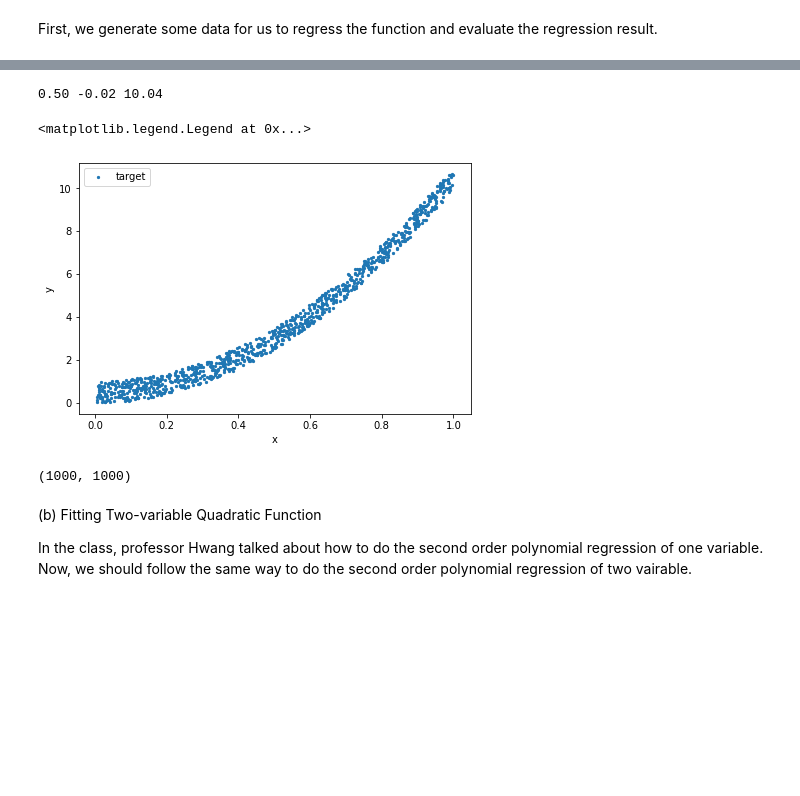
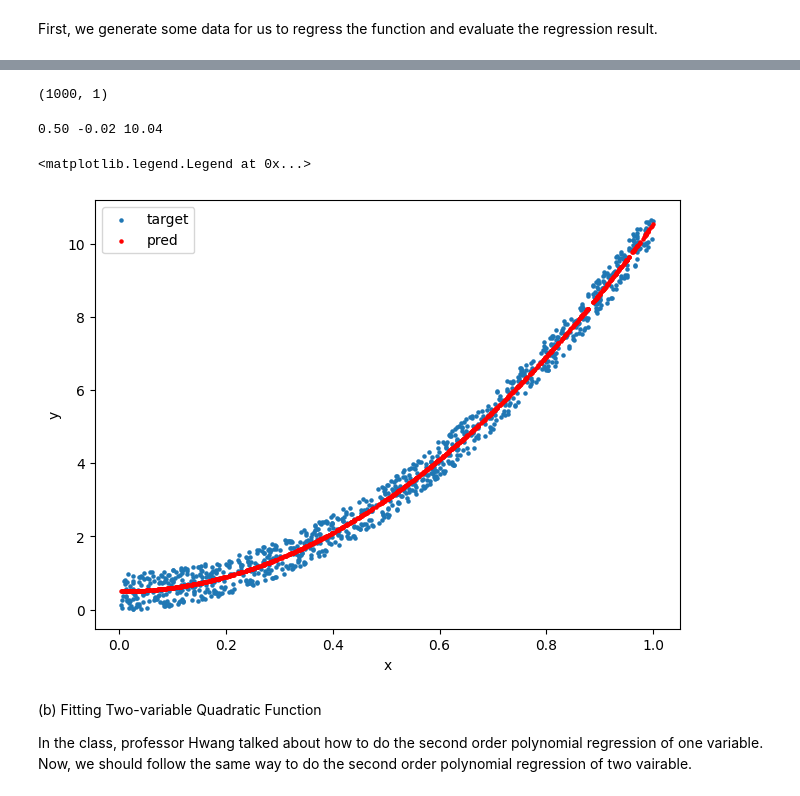
Before and after one commit to CalebThian/DLBVD_HW1, a Jupyter notebook: HW1.ipynb, the cells around one changed output, grey strips where cells are left out. Cells and saved outputs as stored; diff of their text form; code cells hidden in the pictures; blank space fills up the shorter version.

Commit message:
plot y_pred on the same figure

```diff
--- a/HW1.ipynb
+++ b/HW1.ipynb
@@ -68,8 +68,8 @@ def fit_one_variable(x, y):
 # todo: implement the function to predict y given x and the coefficient a obtained from regression
 def pred_mat(x, a):
     # Idea: y = a0+a1x+a2x**2
-    y_pred = np.full((len(x),),a[0])+a[1]*x+a[2]*(x**2)
-    return np.reshape(y_pred,
+    y_pred = np.full((len(x),1),a[0])+a[1]*x+a[2]*(x**2)
+    return y_pred
 
 # You may need to use the function to expand each input datum from x to (1, x, x**2)
 # degree: the degree of polynomial equation
@@ -81,32 +81,32 @@ def expand(x, degree):
     for i in range(2, degree+1):
         x = np.append(x, x_copy ** i, axis=1)
     return x
+# %%
+x.shape
+# %% [output]
+(1000, 1)
 # %%
 # todo:
 # 1. fit the second order polynomial function
 a = fit_one_variable(x, y)
 
 # 2. print the estimated coefficient rounded to two decimal places
 print("{:.2f} {:.2f} {:.2f}".format(a[0],a[1],a[2]))
 
 # 3. make the prediction using x, and draw the predicted y and target y on the same figure
 y_pred = pred_mat(x,a)
 
 
 fig, ax = plt.subplots(1, 1, constrained_layout=True)
 ax.set_xlabel('x')
 ax.set_ylabel('y')
 ax.scatter(x, y, s=5, label='target')
-#ax.plot(x,y_pred,label='pred')
+ax.scatter(x,y_pred,label='pred',color = "red",s=5)
 ax.legend()
 # %% [output]
 0.50 -0.02 10.04
 <matplotlib.legend.Legend at 0x...>
-[figure, old version]
+[figure, new version]
-# %%
-y_pred.shape
-# %% [output]
-(1000, 1000)
 # %% [markdown]
 (b) Fitting Two-variable Quadratic Function
 
```
Also changed, not shown: parts of 1 cell of this notebook, 1 other file.
